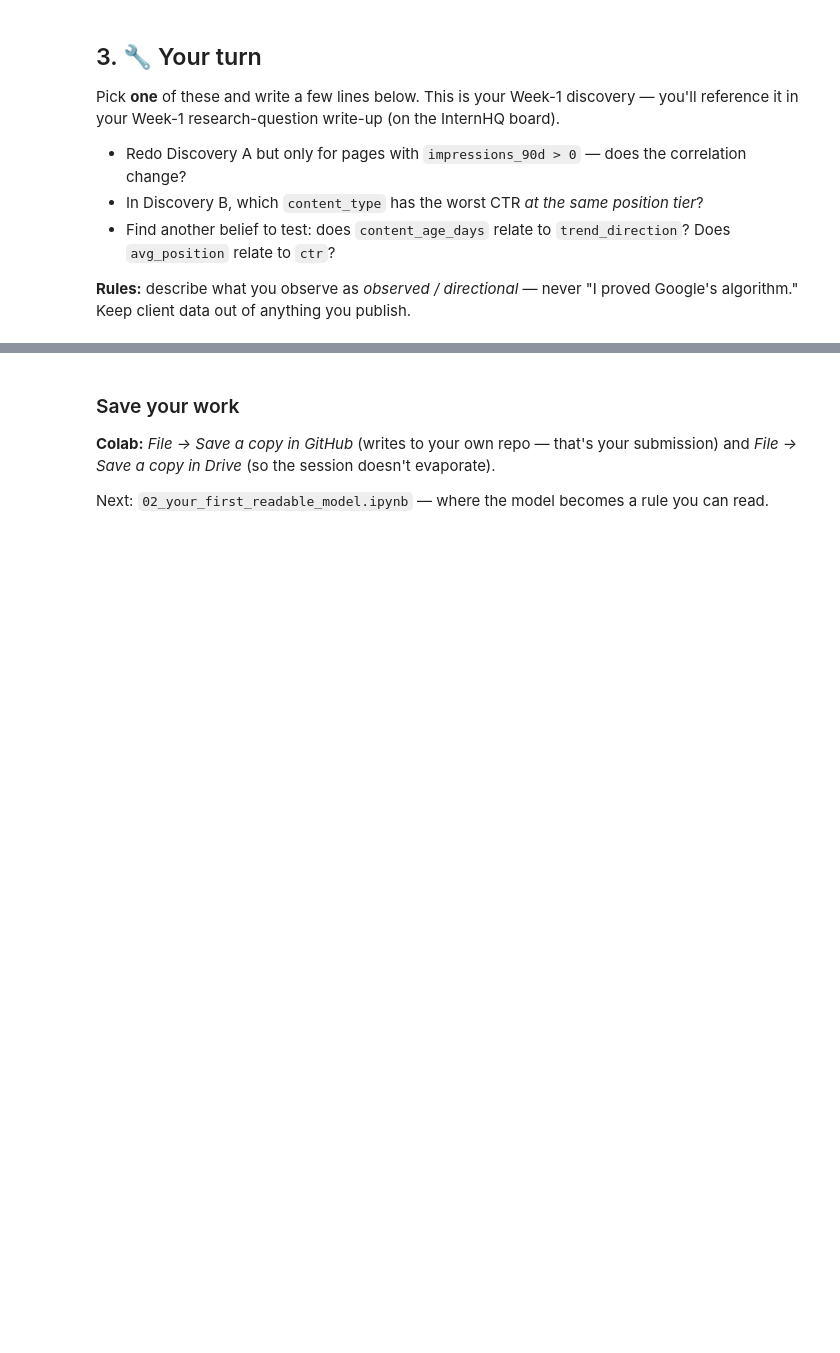
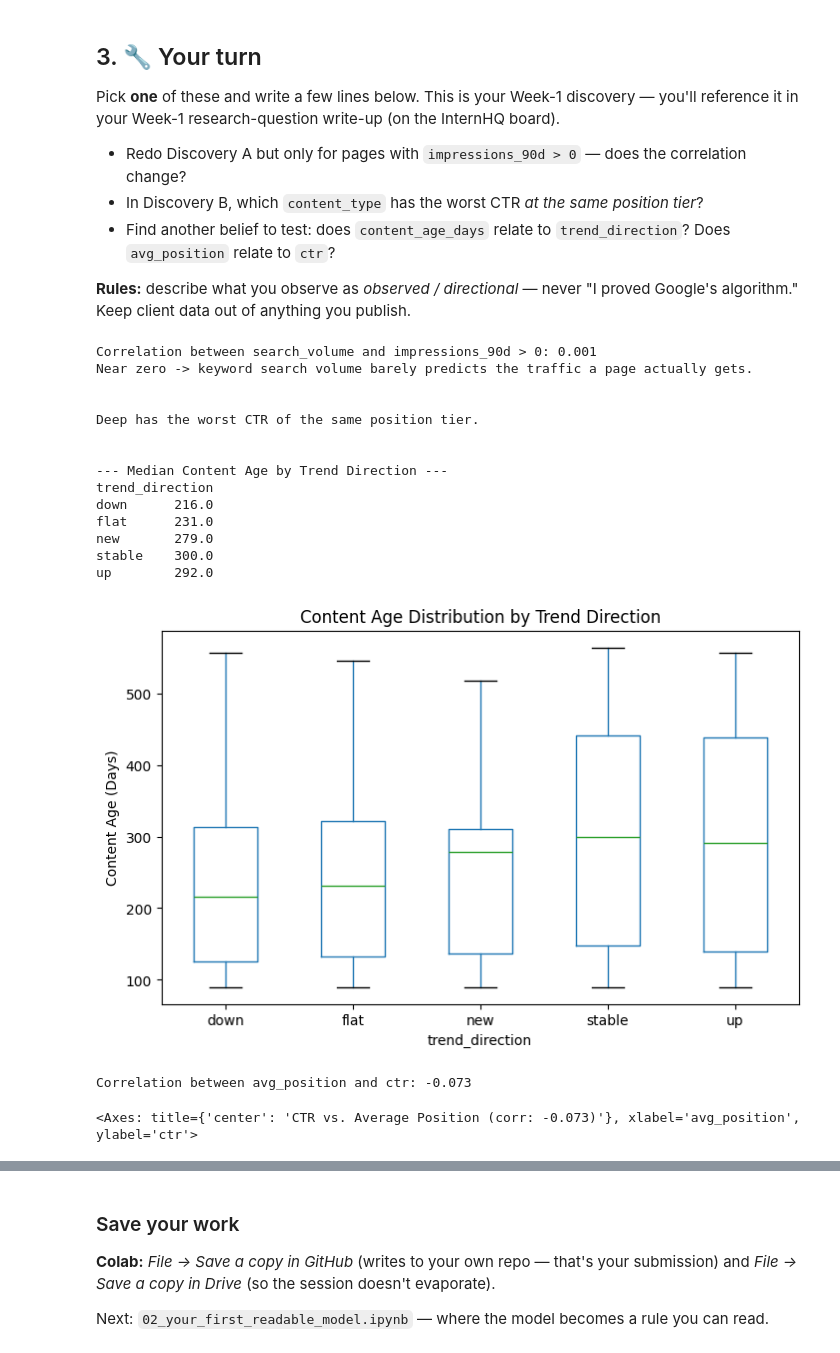
Before and after one commit to EarlPly/Start-W1, a Jupyter notebook: notebooks/01_first_look_and_discovery.ipynb, the cells around one changed output, grey strips where cells are left out. Drawn from its saved outputs; the diff is of its cells as text; code cells hidden in the pictures; blank space fills up the shorter version.

```diff
--- a/notebooks/01_first_look_and_discovery.ipynb
+++ b/notebooks/01_first_look_and_discovery.ipynb
@@ -99,3 +153,62 @@ Pick **one** of these and write a few lines below. This is your Week-1 discovery
 **Rules:** describe what you observe as *observed / directional* — never "I proved Google's algorithm." Keep client data out of anything you publish.
 # %%
 # Your discovery here
+
+# Discovery A:
+df_active = df[df["impressions_90d"] > 0]
+
+corr = df["search_volume"].corr(df_active["impressions_90d"])
+print(f"Correlation between search_volume and impressions_90d > 0: {corr:.3f}")
+print("Near zero -> keyword search volume barely predicts the traffic a page actually gets.\n\n")
+
+# Discovery B:
+print("Deep has the worst CTR of the same position tier.\n\n")
+
+# Discovery C:
+import matplotlib.pyplot as plt
+
+# --- Test 1: content_age_days vs trend_direction ---
+print("--- Median Content Age by Trend Direction ---")
+age_by_trend = df.groupby("trend_direction")["content_age_days"].median()
+print(age_by_trend.round(0).to_string())
+
+# Visualize the distribution to spot outliers
+df.boxplot(column="content_age_days", by="trend_direction", grid=False, figsize=(8, 5))
+plt.title("Content Age Distribution by Trend Direction")
+plt.suptitle("") # Removes pandas default title
+plt.ylabel("Content Age (Days)")
+plt.show()
+
+# --- Test 2: avg_position vs ctr ---
+# Filter for visible pages to avoid zero-impression noise
+visible_df = df[df["impressions_90d"] > 0]
+
+corr_pos_ctr = visible_df["avg_position"].corr(visible_df["ctr"])
+print(f"\nCorrelation between avg_position and ctr: {corr_pos_ctr:.3f}")
+
+# Visualize the relationship
+visible_df.plot.scatter(
+    x="avg_position",
+    y="ctr",
+    alpha=0.5,
+    figsize=(8, 5),
+    title=f"CTR vs. Average Position (corr: {corr_pos_ctr:.3f})"
+)
+# %% [output]
+Correlation between search_volume and impressions_90d > 0: 0.001
+Near zero -> keyword search volume barely predicts the traffic a page actually gets.
+
+
+Deep has the worst CTR of the same position tier.
+
+
+--- Median Content Age by Trend Direction ---
+trend_direction
+down      216.0
+flat      231.0
+new       279.0
+stable    300.0
+up        292.0
+[figure, added]
+Correlation between avg_position and ctr: -0.073
+<Axes: title={'center': 'CTR vs. Average Position (corr: -0.073)'}, xlabel='avg_position', ylabel='ctr'>
```
Also changed, not shown: parts of 8 cells of this notebook.
